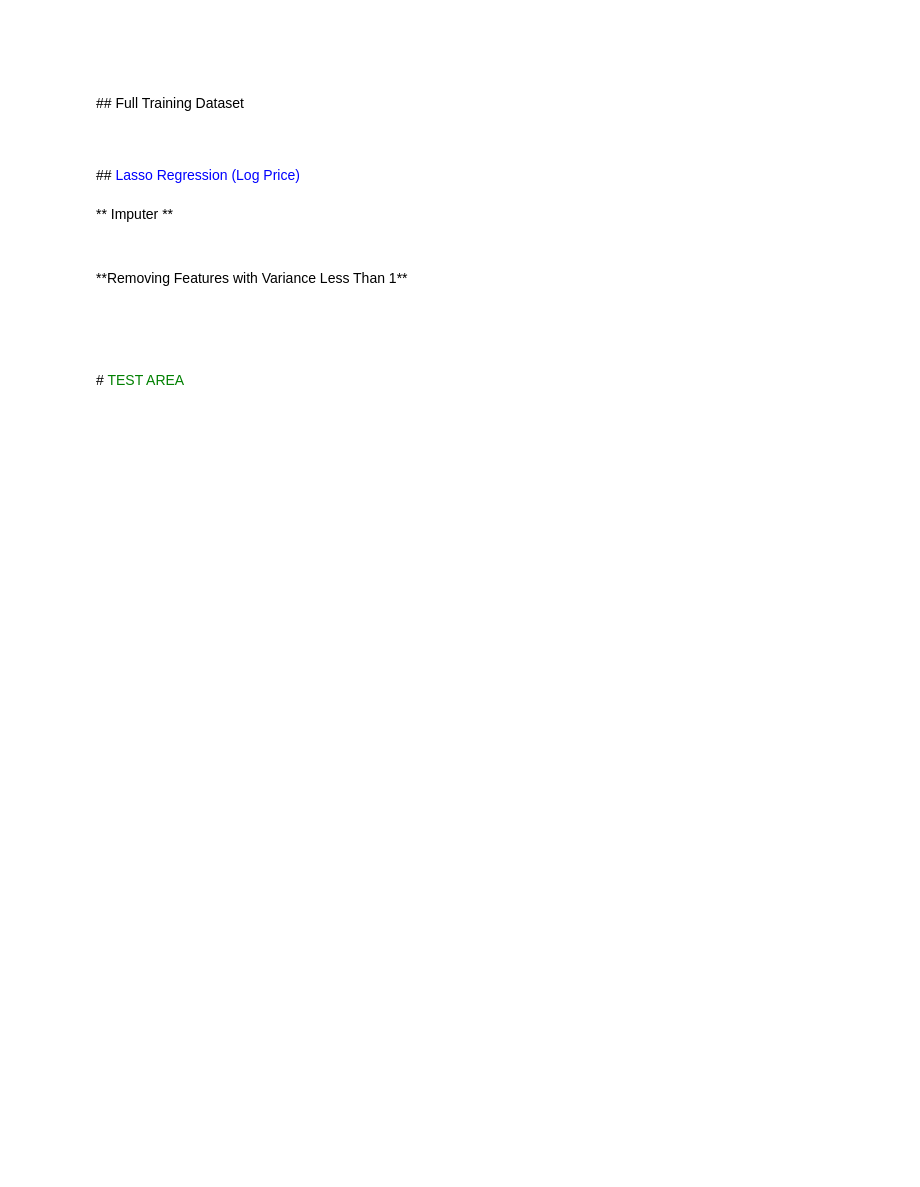
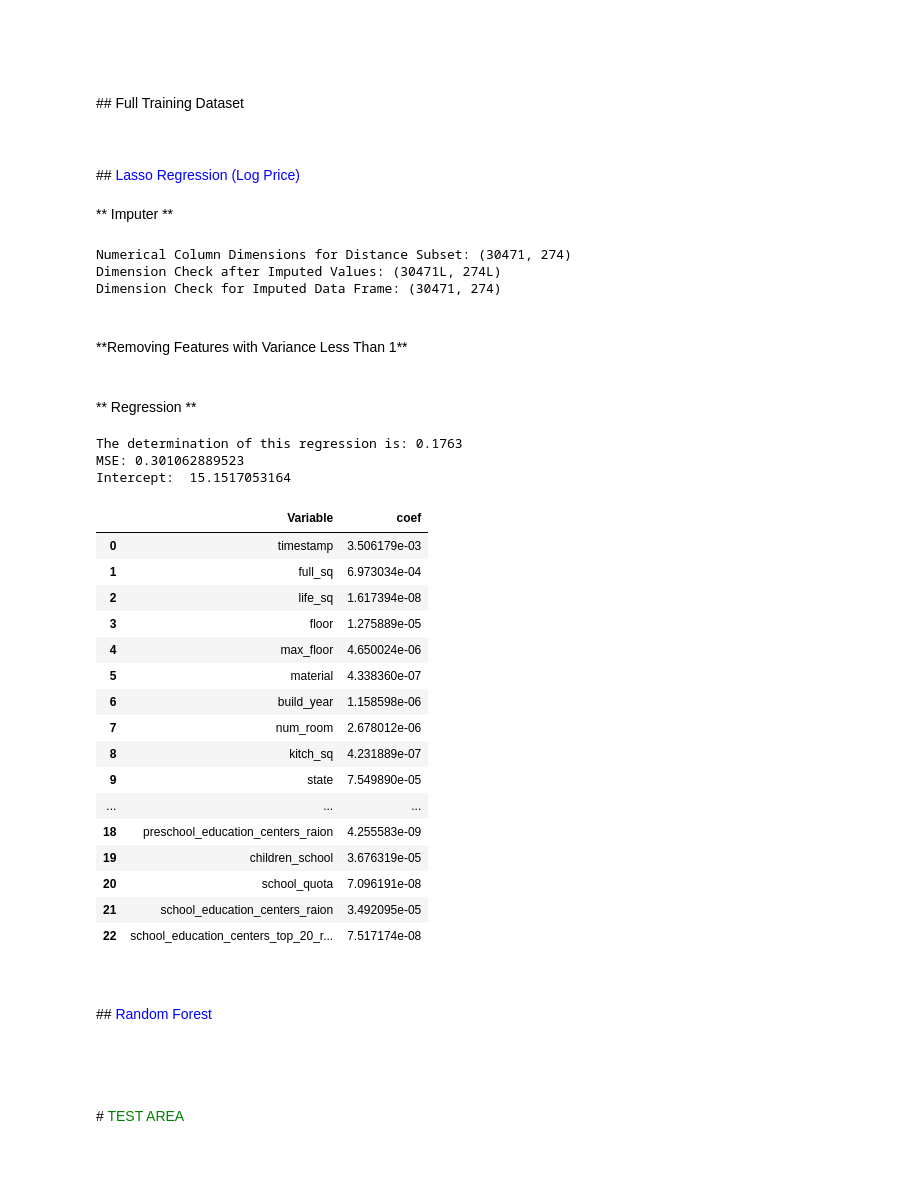
Before and after one commit to randong02/-test, a Jupyter notebook: sberbank project.ipynb, the cells around one changed output. Cells and saved outputs as stored; diff of their text form; code cells hidden in the pictures; blank space fills up the shorter version.

Commit message:
Notebook Update, No Random Forest

```diff
--- a/sberbank project.ipynb
+++ b/sberbank project.ipynb
@@ -393,9 +394,9 @@ lasso.get_params()
  'tol': 0.0001,
  'warm_start': False}
 # %%
-lasso.fit(tdimp_df, price) # fit data
-print("The determination of this regression is: %.4f" %lasso.score(tdimp_df, price))
-print "MSE:", np.mean((lasso.predict(tdimp_df).astype('float64') - price) ** 2)
+lasso.fit(train_num_df, price) # fit data
+print("The determination of this regression is: %.4f" %lasso.score(train_num_df, price))
+print "MSE:", np.mean((lasso.predict(train_num_df).astype('float64') - price) ** 2)
 print "Intercept: ", lasso.intercept_ # print out the coefficients
 
 lasso_df = pd.DataFrame(lasso.coef_[abs(lasso.coef_) > 1e4])
@@ -549,11 +558,15 @@ train_num = train_num.iloc[:,:-1]
 # %%
 train_imp = imputer.fit_transform(train_num)
 train_imp_df = pd.DataFrame(train_imp)
-train_imp_df.columns = train_dist_num.columns
+train_imp_df.columns = train_num.columns
 
-print "Numerical Column Dimensions for Distance Subset:", train_dist_num.shape
+print "Numerical Column Dimensions for Distance Subset:", train_num.shape
 print "Dimension Check after Imputed Values:", train_imp.shape
 print "Dimension Check for Imputed Data Frame:", train_imp_df.shape
+# %% [output]
+Numerical Column Dimensions for Distance Subset: (30471, 274)
+Dimension Check after Imputed Values: (30471L, 274L)
+Dimension Check for Imputed Data Frame: (30471, 274)
 # %% [markdown]
 
 <br>
@@ -564,6 +577,51 @@ import sklearn.feature_selection as fs
 
 
 selector = fs.VarianceThreshold(1)
-selector.fit_transform(tdimp_df)
+selector.fit_transform(train_imp_df)
 idxs_selected = selector.get_support(indices=True)
-tdimp_df = tdimp_df.iloc[:,idxs_selected]
+train_imp_df = train_imp_df.iloc[:,idxs_selected]
+# %% [markdown]
+<br>
+** Regression **
+# %%
+lasso.fit(train_imp_df, np.log(price)) # fit data
+print("The determination of this regression is: %.4f" %lasso.score(train_imp_df, np.log(price)))
+print "MSE:", np.mean((lasso.predict(train_imp_df).astype('float64') - np.log(price)) ** 2)
+print "Intercept: ", lasso.intercept_ # print out the coefficients
+
+full_lasso = pd.DataFrame(lasso.coef_[abs(lasso.coef_ > 0)])
+full_lasso.columns = ['coef']
+# %% [output]
+The determination of this regression is: 0.1763
+MSE: 0.301062889523
+Intercept:  15.1517053164
+# %%
+full_lasso_subset = train_raw.iloc[:,np.r_[full_lasso.index]]
+# a_log.columns
+full_lasso['Variable'] = full_lasso_subset.columns
+full_lasso[['Variable','coef']]
+# %% [output]
+|  | Variable | coef |
+| 0 | timestamp | 3.506179e-03 |
+| 1 | full_sq | 6.973034e-04 |
+| 2 | life_sq | 1.617394e-08 |
+| 3 | floor | 1.275889e-05 |
+| 4 | max_floor | 4.650024e-06 |
+| 5 | material | 4.338360e-07 |
+| 6 | build_year | 1.158598e-06 |
+| 7 | num_room | 2.678012e-06 |
+| 8 | kitch_sq | 4.231889e-07 |
+| 9 | state | 7.549890e-05 |
+| ... | ... | ... |
+| 18 | preschool_education_centers_raion | 4.255583e-09 |
+| 19 | children_school | 3.676319e-05 |
+| 20 | school_quota | 7.096191e-08 |
+| 21 | school_education_centers_raion | 3.492095e-05 |
+| 22 | school_education_centers_top_20_r... | 7.517174e-08 |
+# %% [markdown]
+
+<br>
+<p><a name="ft_forest"></a></p>
+## <span style="color:blue"> Random Forest </span>
+
+<br>
```
Also changed, not shown: parts of 24 cells of this notebook.
